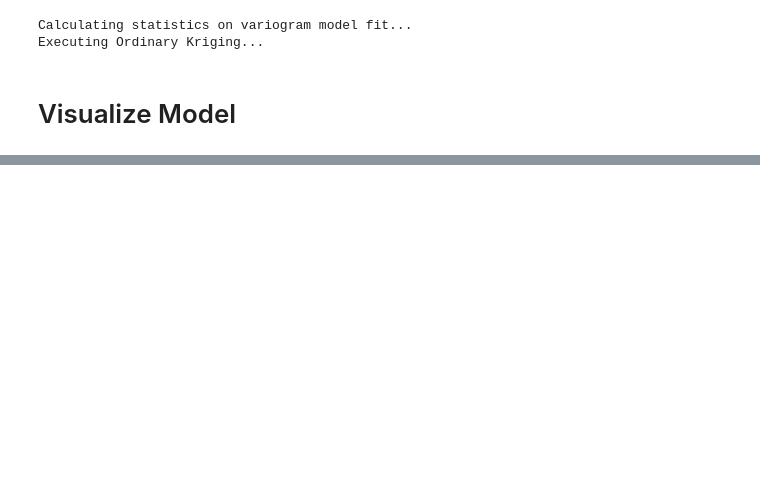
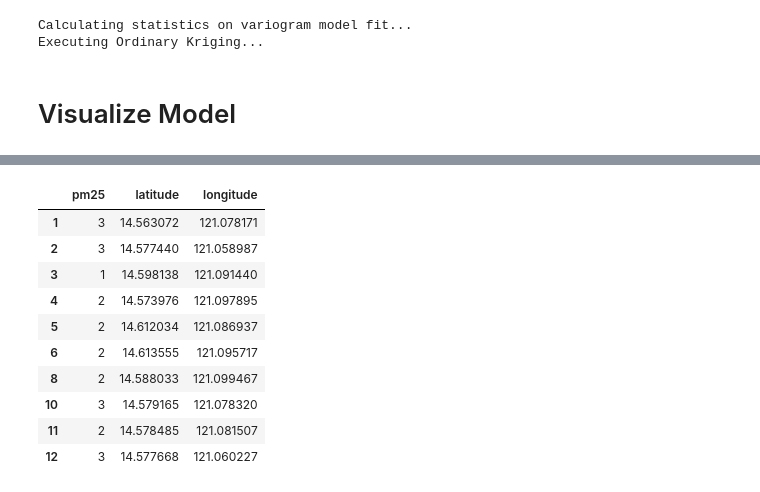
Before and after one commit to fraulineanne/kriging, a Jupyter notebook: kriging.ipynb, the cells around one changed output, grey strips where cells are left out. Saved outputs shown, nothing was run; the diff lists cells and outputs as text; code cells hidden in the pictures; blank space fills up the shorter version.

```diff
--- a/kriging.ipynb
+++ b/kriging.ipynb
@@ -109,3 +109,17 @@ fig
+# %%
+df
+# %% [output]
+|  | pm25 | latitude | longitude |
+| 1 | 3 | 14.563072 | 121.078171 |
+| 2 | 3 | 14.577440 | 121.058987 |
+| 3 | 1 | 14.598138 | 121.091440 |
+| 4 | 2 | 14.573976 | 121.097895 |
+| 5 | 2 | 14.612034 | 121.086937 |
+| 6 | 2 | 14.613555 | 121.095717 |
+| 8 | 2 | 14.588033 | 121.099467 |
+| 10 | 3 | 14.579165 | 121.078320 |
+| 11 | 2 | 14.578485 | 121.081507 |
+| 12 | 3 | 14.577668 | 121.060227 |
 # %%
 import folium
 from folium.raster_layers import ImageOverlay
```
Also changed, not shown: parts of 3 cells of this notebook.
